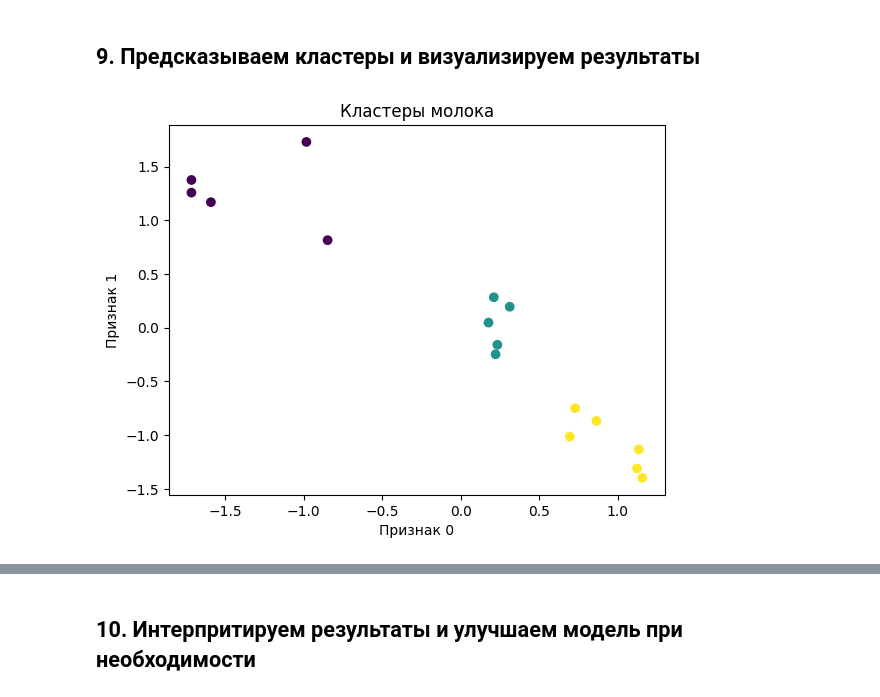
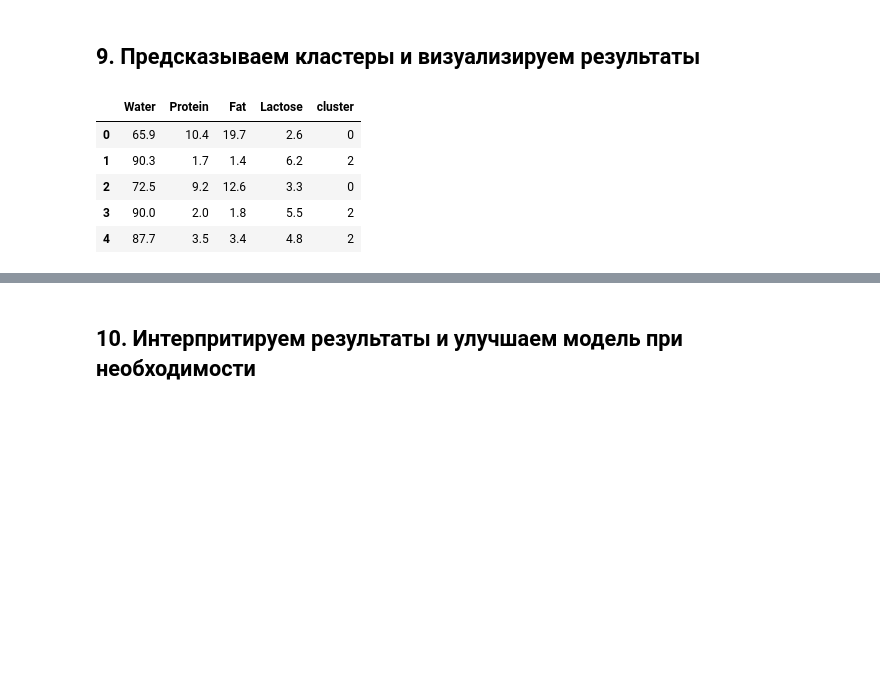
Before and after one commit to oldeyy/Machine-Learning, a Jupyter notebook: ЛР5.ipynb, the cells around one changed output, grey strips where cells are left out. Drawn from its saved outputs; the diff is of its cells as text; code cells hidden in the pictures; blank space fills up the shorter version.

```diff
--- a/ЛР5.ipynb
+++ b/ЛР5.ipynb
@@ -137,13 +137,14 @@ KMeans(n_clusters=3, n_init=10, random_state=42)
 ## 9. Предсказываем кластеры и визуализируем результаты
 # %%
 # предсказываем кластеры для каждого
-labels = kmeans.predict(X)
+clusters = kmeans.predict(X)
+df['cluster']=clusters
+#добавляем метки класеров в исходные данные
+df.head()
+# %% [output]
+|  | Water | Protein | Fat | Lactose | cluster |
+| 0 | 65.9 | 10.4 | 19.7 | 2.6 | 0 |
+| 1 | 90.3 | 1.7 | 1.4 | 6.2 | 2 |
+| 2 | 72.5 | 9.2 | 12.6 | 3.3 | 0 |
+| 3 | 90.0 | 2.0 | 1.8 | 5.5 | 2 |
+| 4 | 87.7 | 3.5 | 3.4 | 4.8 | 2 |
-# %%
-#визуализируем результаты
-plt.scatter(X[:, 0],X[:,1], c=labels, cmap='viridis')
-plt.title('Кластеры молока')
-plt.xlabel('Признак 0')
-plt.ylabel('Признак 1')
-plt.show()
-# %% [output]
-[figure, removed]
```
Also changed, not shown: parts of 12 cells of this notebook.
